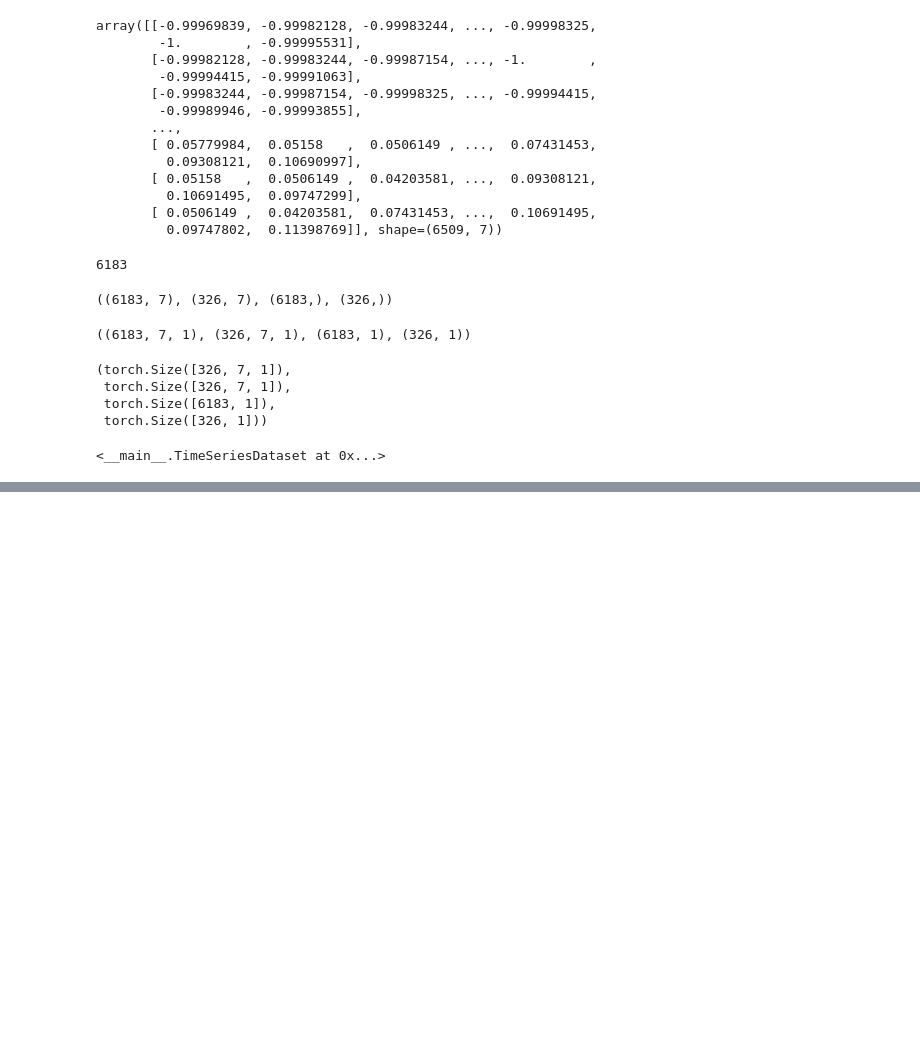
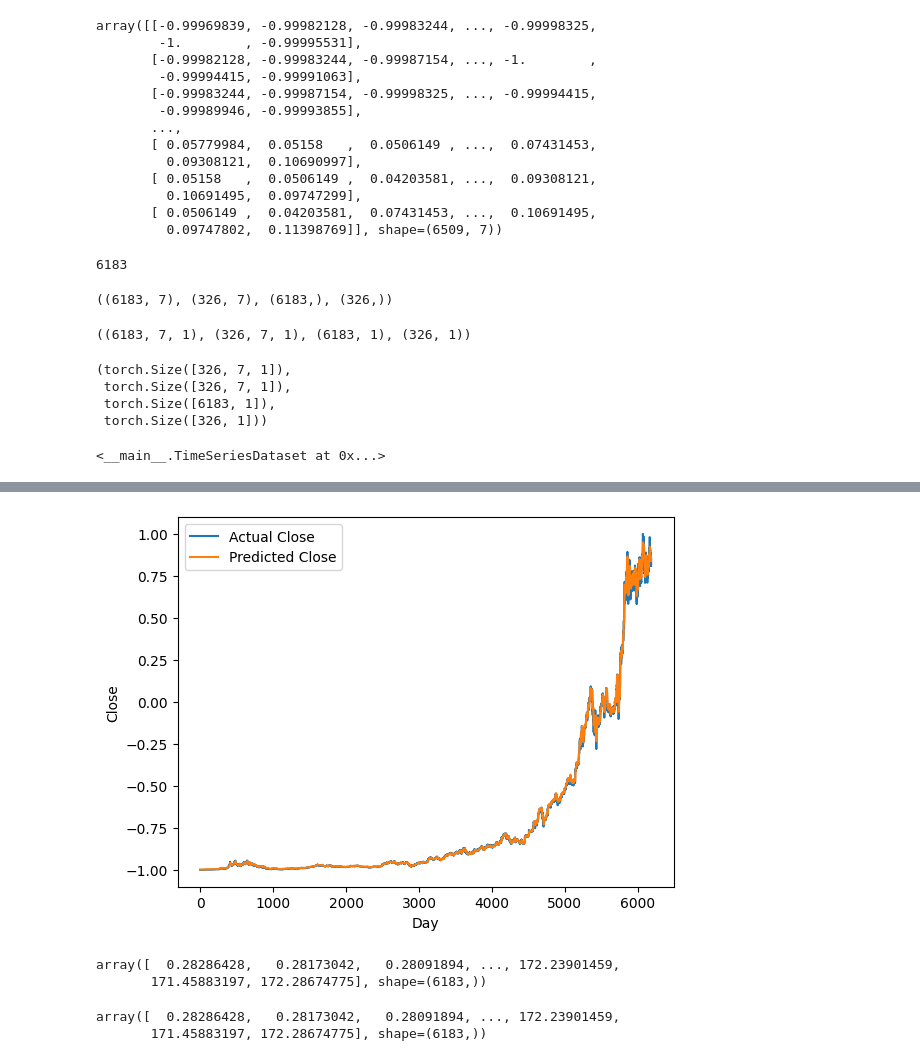
Before and after one commit to IlijaMihajlovic/Amazon-Stock-Price-Forecasting-Using-LSTM-Neural-Networks, a Jupyter notebook: Amazon_Stock_Forcasting_With_LSTM.ipynb, the cells around one changed output, grey strips where cells are left out. Drawn from its saved outputs; the diff is of its cells as text; code cells hidden in the pictures; blank space fills up the shorter version.

```diff
--- a/Amazon_Stock_Forcasting_With_LSTM.ipynb
+++ b/Amazon_Stock_Forcasting_With_LSTM.ipynb
@@ -207,3 +207,10 @@ test_dataset = TimeSeriesDataset(X_test, y_test)
 train_dataset
 # %% [output]
 <__main__.TimeSeriesDataset at 0x...>
+# %%
+from torch.utils.data import DataLoader
+
+batch_size = 16
+
+train_loader = DataLoader(train_dataset, batch_size=batch_size, shuffle=True)
+test_loader = DataLoader(test_dataset, batch_size=batch_size, shuffle=False)
@@ -209,0 +224,24 @@ train_dataset
+# %%
+class LSTM(nn.Module):
+    def __init__(self, input_size, hidden_size, num_stacked_layers):
+        super().__init__()
+        self.hidden_size = hidden_size
+        self.num_stacked_layers = num_stacked_layers
+
+        self.lstm = nn.LSTM(input_size, hidden_size, num_stacked_layers,
+                            batch_first=True)
+
+        self.fc = nn.Linear(hidden_size, 1)
+
+    def forward(self, x):
+        batch_size = x.size(0)
+        h0 = torch.zeros(self.num_stacked_layers, batch_size, self.hidden_size).to(device)
+        c0 = torch.zeros(self.num_stacked_layers, batch_size, self.hidden_size).to(device)
+
+        out, _ = self.lstm(x, (h0, c0))
+        out = self.fc(out[:, -1, :])
+        return out
+
+model = LSTM(1, 4, 1)
+model.to(device)
+model
@@ -209,0 +321,36 @@ train_dataset
+# %%
+with torch.no_grad():
+    predicted = model(X_train.to(device)).to('cpu').numpy()
+
+plt.plot(y_train, label='Actual Close')
+plt.plot(predicted, label='Predicted Close')
+plt.xlabel('Day')
+plt.ylabel('Close')
+plt.legend()
+plt.show()
+# %% [output]
+[figure, added]
+# %%
+train_predictions = predicted.flatten()
+
+dummies = np.zeros((X_train.shape[0], lookback+1))
+dummies[:, 0] = train_predictions
+dummies = scaler.inverse_transform(dummies)
+
+train_predictions = dc(dummies[:, 0])
+train_predictions
+# %% [output]
+array([  0.28286428,   0.28173042,   0.28091894, ..., 172.23901459,
+       171.45883197, 172.28674775], shape=(6183,))
+# %%
+train_predictions = predicted.flatten()
+
+dummies = np.zeros((X_train.shape[0], lookback+1))
+dummies[:, 0] = train_predictions
+dummies = scaler.inverse_transform(dummies)
+
+train_predictions = dc(dummies[:, 0])
+train_predictions
+# %% [output]
+array([  0.28286428,   0.28173042,   0.28091894, ..., 172.23901459,
+       171.45883197, 172.28674775], shape=(6183,))
```
Also changed, not shown: parts of 10 cells of this notebook.
